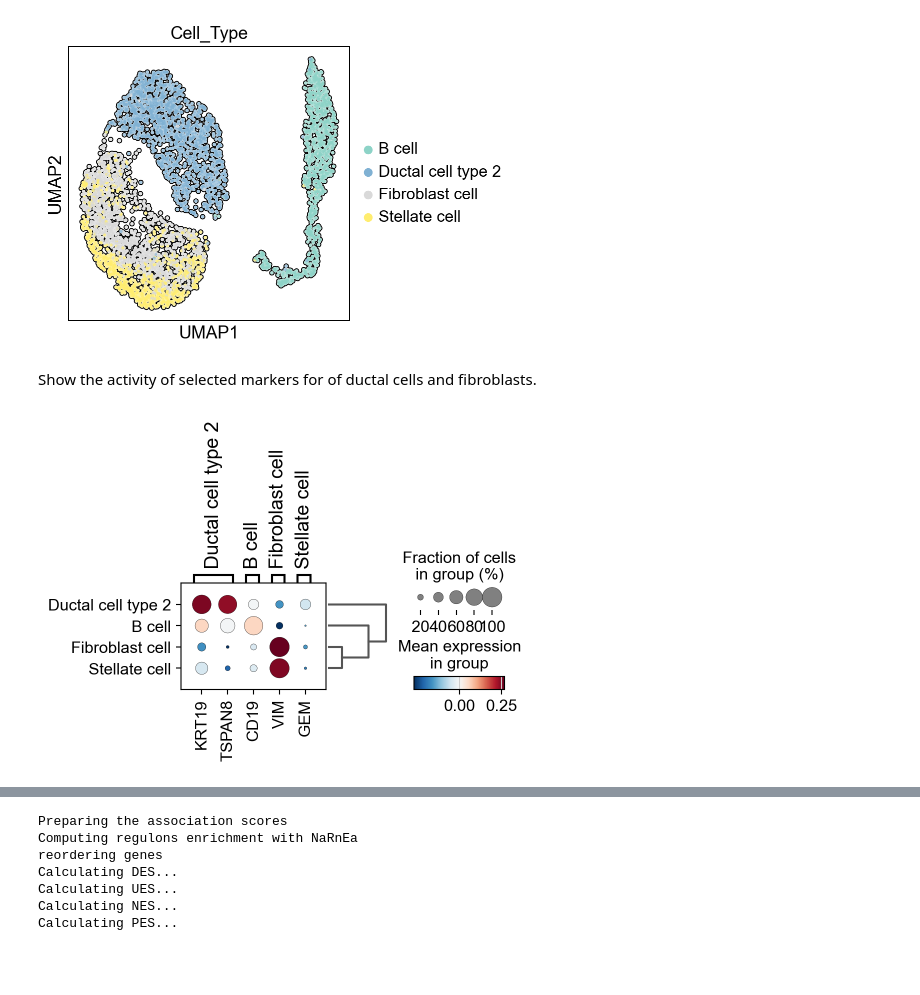
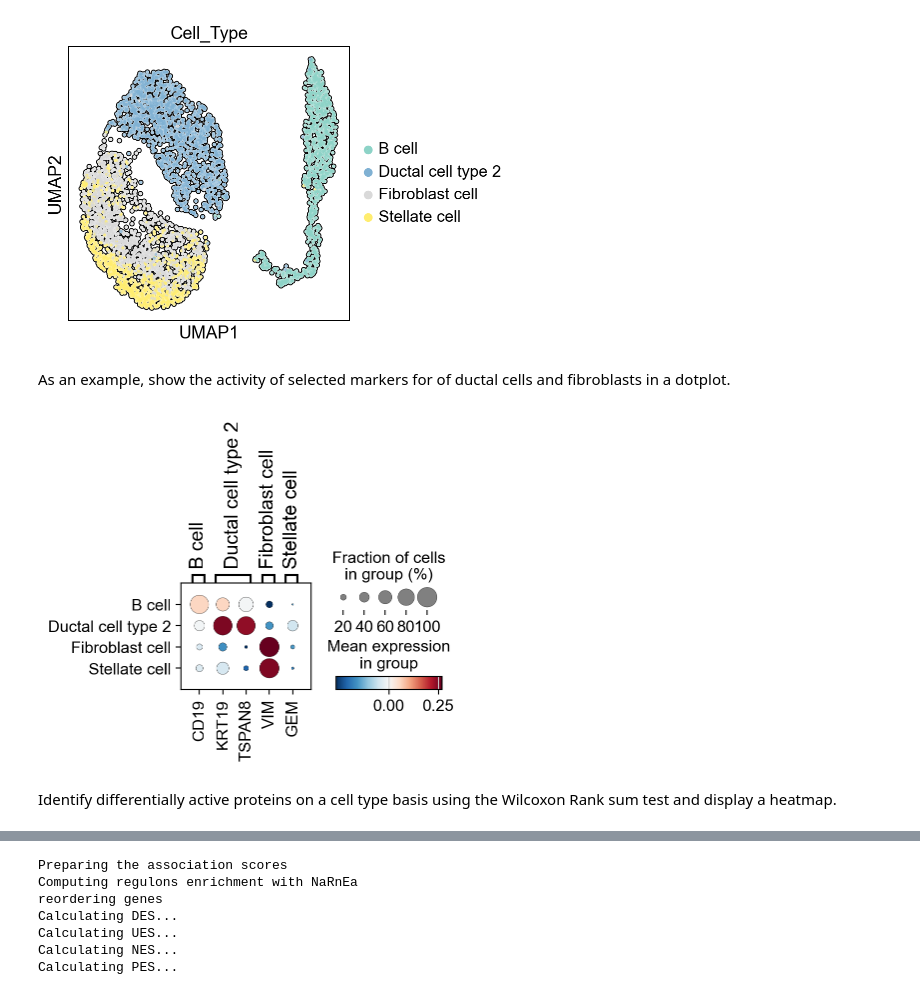
Before and after one commit to alevax/pyviper, a Jupyter notebook: Tutorials/Tutorial-2-beta.ipynb, the cells around one changed output, grey strips where cells are left out. Saved outputs shown, nothing was run; the diff lists cells and outputs as text; code cells hidden in the pictures; blank space fills up the shorter version.

Commit message:
Tutorial 2 refined

```diff
--- a/Tutorials/Tutorial-2-beta.ipynb
+++ b/Tutorials/Tutorial-2-beta.ipynb
@@ -22,0 +35,2 @@ warnings.filterwarnings("ignore", message=".*The 'nopython' keyword.*") # for ji
+# %%
+data_location = "https://zenodo.org/records/10059791/files/"
@@ -25,8 +49,7 @@ warnings.filterwarnings("ignore", message=".*The 'nopython' keyword.*") # for ji
 Load the gene expression matrix (UMIs) and store it into an [AnnData](https://anndata.readthedocs.io/en/latest/) object to enable interoperability with [scanpy](https://scanpy-tutorials.readthedocs.io/en/latest/#). Cells used in this tutorial were sampled from scRNA-seq data published in [Peng et al., 2019](https://www.nature.com/articles/s41422-019-0195-y).
 # %%
-#gExpr_url = "/Users/lucazanella7/Desktop/ColumbiaProjects/pyther_test_data/subset_Peng/Tutorial_2_counts_mixed_4632.tsv" # path to gene expression matrix (UMI counts)
-gExpr_url = "https://zenodo.org/records/10056139/files/Tutorial_2_counts_mixed_4632.tsv.gz" # path to gene expression matrix (UMI counts)
-adata_gExpr = pd.read_csv(gExpr_url, sep="\t") # read from remote
+gExpr_path = data_location + "Tutorial_2_counts_mixed_4632.tsv.gz" # path to gene expression matrix (UMI counts)
+adata_gExpr = pd.read_csv(gExpr_path, sep="\t") # read from remote
 adata_gExpr = sc.AnnData(adata_gExpr) # convert to AnnData object
 # %% [markdown]
 Display matrix dimensions (cells x genes)
@@ -39,6 +62,6 @@ Load cell-associated metadata. Metadata are stored on GitHub.
 # %%
-metadata_url = "https://zenodo.org/records/10056139/files/Tutorial_2_metadata_mixed_4632.tsv.gz" # path to cells metadata
-cells_metadata = pd.read_csv(metadata_url, sep="\t")  # load it
+metadata_path = data_location + "Tutorial_2_metadata_mixed_4632.tsv.gz" # path to cells metadata
+cells_metadata = pd.read_csv(metadata_path, sep="\t")  # load it
 # %% [markdown]
 Store the metadata in the `adata_gExpr` object as observation annotation.
 # %%
@@ -119,11 +141,11 @@ Load 4 lineage-specific gene regulatory network generated with the ARACNe. These
 # %%
-b_net_url = "https://zenodo.org/records/10056139/files/B-cell-net.tsv" # path to ARACNe network for B cells
-d2_net_url = "https://zenodo.org/records/10056139/files/ductal-2-net.tsv" # path to ARACNe network for ductal 2
-f_net_url = "https://zenodo.org/records/10056139/files/fibroblast-net.tsv" # path to ARACNe network for fibroblasts
-s_net_url = "https://zenodo.org/records/10056139/files/stellate-net.tsv" # path to ARACNe network for stellate cells
+b_net_path = data_location + "B-cell-net.tsv" # path to ARACNe network for B cells
+d2_net_path = data_location + "ductal-2-net.tsv" # path to ARACNe network for ductal 2
+f_net_path = data_location + "fibroblast-net.tsv" # path to ARACNe network for fibroblasts
+s_net_path = data_location + "stellate-net.tsv" # path to ARACNe network for stellate cells
 
-bcell_net = pyther.Interactome('b_cell',net_table=b_net_url) # load interactome for B cells
-ductal_2_net = pyther.Interactome('ductal_2',net_table=d2_net_url) # load interactome for ductal cell type 2
-fibroblast_net = pyther.Interactome('fibroblast',net_table=f_net_url) # load interactome for fibroblasts
-stellate_net = pyther.Interactome('stellate',net_table=s_net_url) # load interactome for stellate cells
+bcell_net = pyther.Interactome('b_cell',net_table=b_net_path) # load interactome for B cells
+ductal_2_net = pyther.Interactome('ductal_2',net_table=d2_net_path) # load interactome for ductal cell type 2
+fibroblast_net = pyther.Interactome('fibroblast',net_table=f_net_path) # load interactome for fibroblasts
+stellate_net = pyther.Interactome('stellate',net_table=s_net_path) # load interactome for stellate cells
 # %% [markdown]
@@ -229,18 +250,20 @@ pyther.pl.umap(adata_PA,color="Cell_Type", palette="Set3", add_outline=True)
 # %% [output]
 [figure]
 # %% [markdown]
-Show the activity of selected markers for of ductal cells and fibroblasts.
+As an example, show the activity of selected markers for of ductal cells and fibroblasts in a dotplot.
 # %%
 protein_markers_dict = {
     'B cell': 'CD19',
     'Ductal cell type 2': ['KRT19', 'TSPAN8'],
     'Fibroblast cell': 'VIM',
     'Stellate cell': 'GEM'
 }
 sc.set_figure_params(dpi=100)
-pyther.pl.dotplot(adata_PA, var_names=protein_markers_dict, layer="pes", groupby='Cell_Type', cmap="RdBu_r", vcenter=0,dendrogram=True)
+pyther.pl.dotplot(adata_PA, var_names=protein_markers_dict, layer="pes", groupby='Cell_Type', cmap="RdBu_r", vcenter=0)
 # %% [output]
-[figure, old version]
+[figure, new version]
+# %% [markdown]
+Identify differentially active proteins on a cell type basis using the Wilcoxon Rank sum test and display a heatmap.
 # %%
 sc.settings.verbosity = 2  # reduce the verbosity
 sc.tl.rank_genes_groups(adata=adata_PA, groupby='Cell_Type', use_raw=False, layer="pes", n_genes=20,  method='wilcoxon')
```
Also changed, not shown: parts of 36 cells of this notebook, 2 other files.
